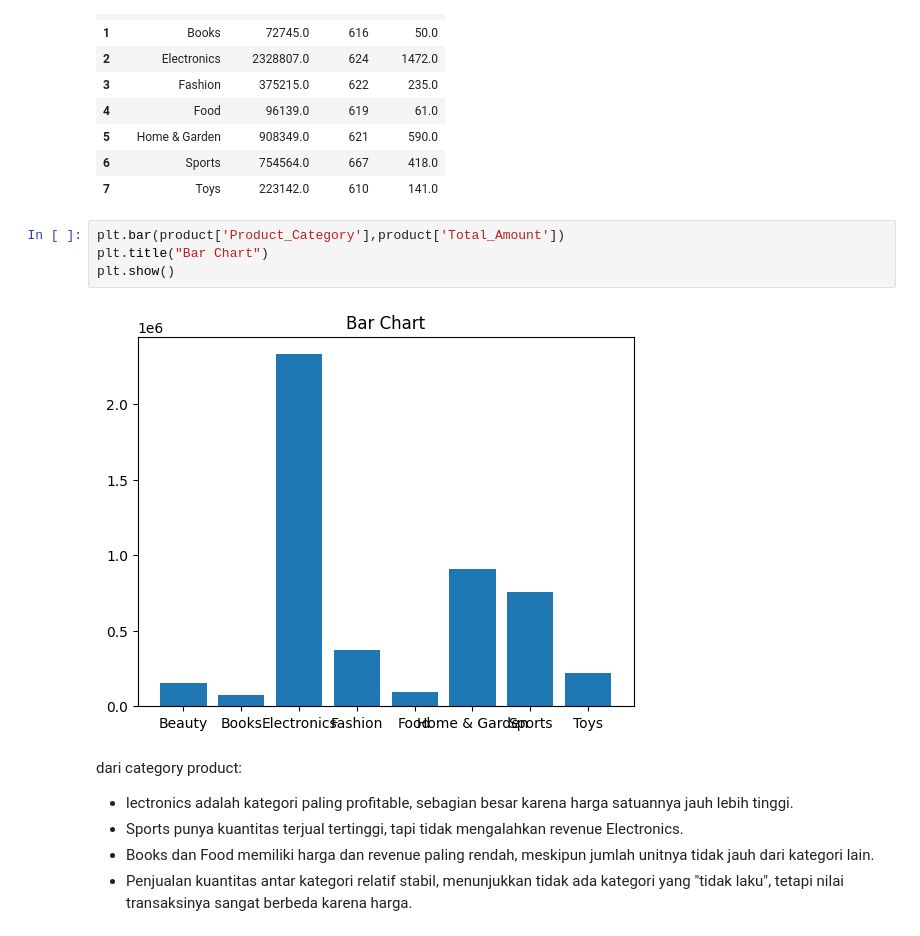
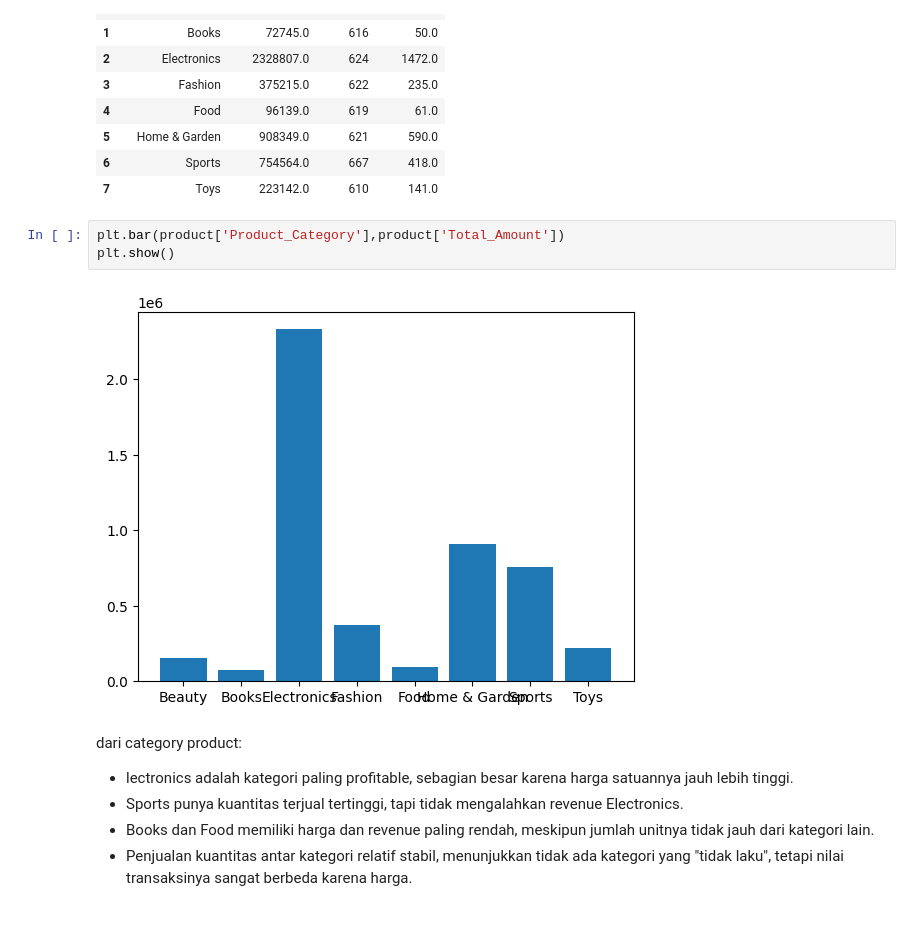
Before and after one commit to HaafizHhamda/Project-Analysis, a Jupyter notebook: Pengerjaan.ipynb, the cells around one changed output. Saved outputs shown, nothing was run; the diff lists cells and outputs as text.

```diff
--- a/Pengerjaan.ipynb
+++ b/Pengerjaan.ipynb
@@ -209,10 +217,9 @@ product
 | 7 | Toys | 223142.0 | 610 | 141.0 |
 # %%
 plt.bar(product['Product_Category'],product['Total_Amount'])
-plt.title("Bar Chart")
 plt.show()
 # %% [output]
-[figure, old version]
+[figure, new version]
 # %% [markdown]
 dari category product:
 - lectronics adalah kategori paling profitable, sebagian besar karena harga satuannya jauh lebih tinggi.
```
Also changed, not shown: parts of 4 cells of this notebook.
